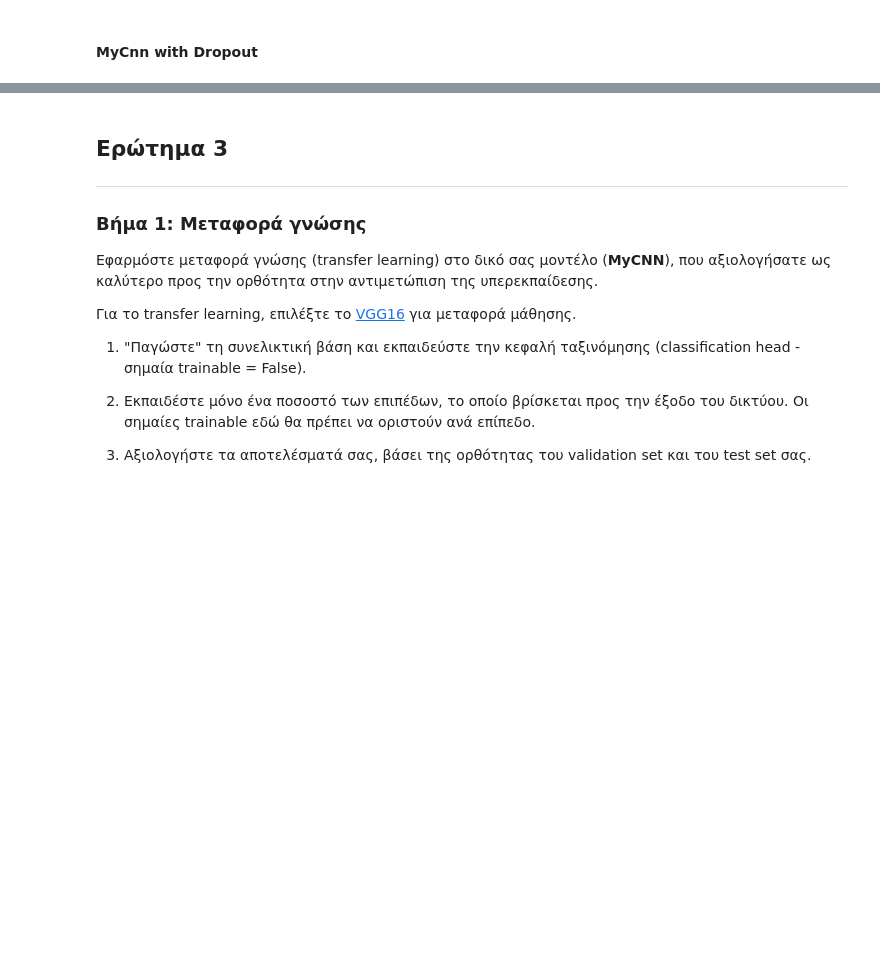
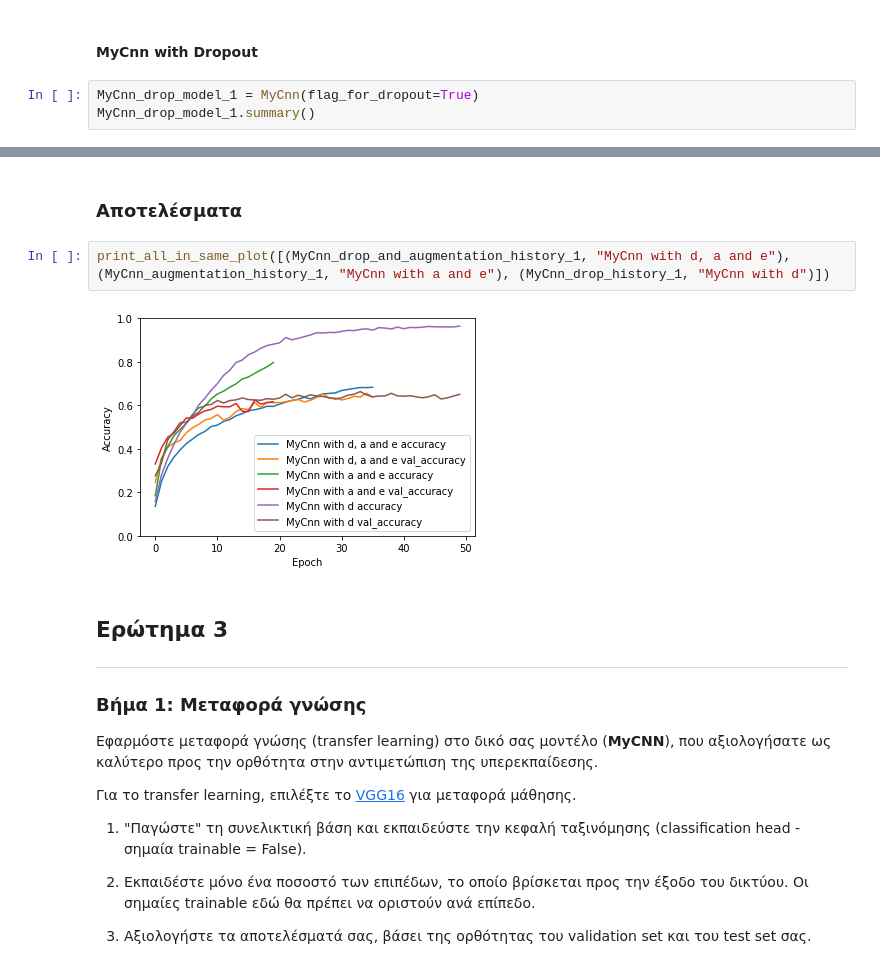
Before and after one commit to nikolastas/Image-and-Video-Analysis-and-Technology, a Jupyter notebook: ask2/2η_Ομαδική_Άσκηση.ipynb, the cells around one changed output, grey strips where cells are left out. Cells and saved outputs as stored; diff of their text form; blank space fills up the shorter version.

```diff
--- a/ask2/2η_Ομαδική_Άσκηση.ipynb
+++ b/ask2/2η_Ομαδική_Άσκηση.ipynb
@@ -843,3 +869,6 @@ MyCnn Model2
 Αξιολογήστε της ορθότητας για το validation και το test set σας.
 # %% [markdown]
 #### MyCnn with Dropout
+# %%
+MyCnn_drop_model_1 = MyCnn(flag_for_dropout=True)
+MyCnn_drop_model_1.summary()
@@ -873,3 +991,9 @@ Epoch 50/50
+# %% [markdown]
+### Αποτελέσματα
+# %%
+print_all_in_same_plot([(MyCnn_drop_and_augmentation_history_1, "MyCnn with d, a and e"), (MyCnn_augmentation_history_1, "MyCnn with a and e"), (MyCnn_drop_history_1, "MyCnn with d")])
+# %% [output]
+[figure, added]
 # %% [markdown]
 ## Ερώτημα 3
 ---
```
Also changed, not shown: parts of 37 cells of this notebook.
